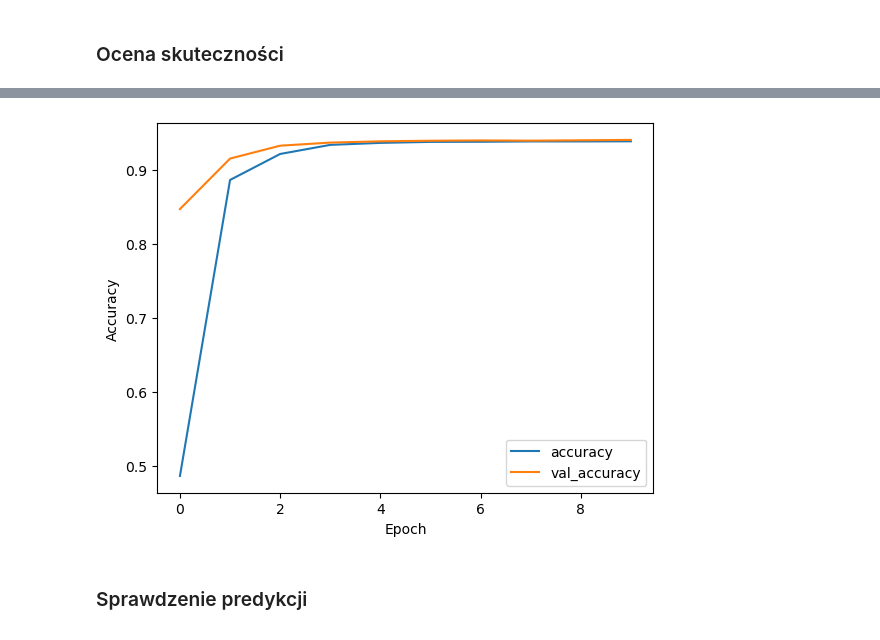
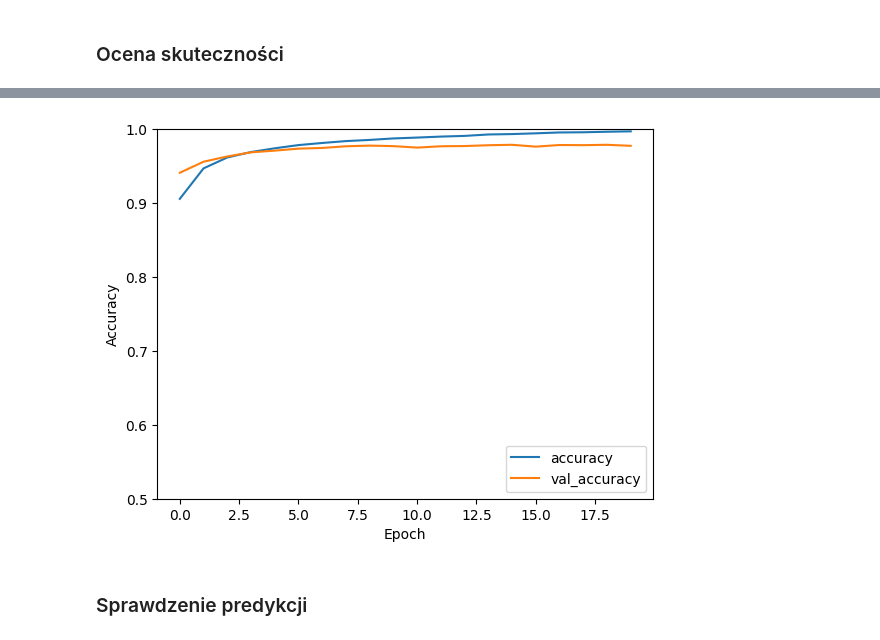
Before and after one commit to piotrsok2/cv-course, a Jupyter notebook: exercises/CNN.ipynb, the cells around one changed output, grey strips where cells are left out. Drawn from its saved outputs; the diff is of its cells as text; code cells hidden in the pictures.

```diff
--- a/exercises/CNN.ipynb
+++ b/exercises/CNN.ipynb
@@ -75,16 +76,16 @@ plt.show()
 # %%
 def simple_classifier(classifier = keras.Sequential([]), classifier_input = ()):
     classifier.add(keras.layers.Flatten(input_shape=classifier_input))
-    classifier.add(keras.layers.Dense(84, activation='sigmoid'))
+    classifier.add(keras.layers.Dense(84, activation='tanh'))
     classifier.add(keras.layers.Dense(10, activation='softmax'))
     return classifier
 
 def lenet_5(lenet = keras.Sequential([]), classifier_input = ()):
-    lenet.add(keras.layers.Conv2D(6, kernel_size=(5, 5), strides=1, padding='same', activation='sigmoid', input_shape=classifier_input))
+    lenet.add(keras.layers.Conv2D(6, kernel_size=(5, 5), strides=1, padding='same', activation='tanh', input_shape=classifier_input))
     lenet.add(keras.layers.AveragePooling2D(pool_size=2, strides = 2, padding ='valid'))
-    lenet.add(keras.layers.Conv2D(16, kernel_size=(5, 5), strides=1, padding='valid', activation='sigmoid'))
+    lenet.add(keras.layers.Conv2D(16, kernel_size=(5, 5), strides=1, padding='valid', activation='tanh'))
     lenet.add(keras.layers.AveragePooling2D(pool_size=2, strides = 2, padding ='valid'))
-    lenet.add(keras.layers.Conv2D(120, kernel_size=(5, 5), strides=1, padding='valid', activation='sigmoid'))
+    lenet.add(keras.layers.Conv2D(120, kernel_size=(5, 5), strides=1, padding='valid', activation='tanh'))
     simple_classifier(lenet)
     return lenet
 
@@ -114,24 +107,26 @@ Model: "sequential_31"
  Non-trainable params: 0 (0.00 B)
 # %%
-model.compile(optimizer='adam',
+model.compile(optimizer=keras.optimizers.SGD(learning_rate=0.1),
               loss=keras.losses.SparseCategoricalCrossentropy(),
               metrics=['accuracy'])
 
 def lr_schedule(epoch):
-    if epoch < 3 :
-        lr = 0.0005 #5e-4
-    elif epoch >= 3 and epoch <5:
-        lr = 0.00005 #5e-5
+    if epoch <= 2:
+        lr = 5e-4
+    elif epoch > 2 and epoch <= 5:
+        lr = 2e-4
+    elif epoch > 5 and epoch <= 9:
+        lr = 5e-5
     else:
-        lr = 0.00001 #1e-5
+        lr = 1e-5
     return lr
 
 lr_reducer = callbacks.LearningRateScheduler(lr_schedule)
 # %% [markdown]
 ## Trening
 # %%
-history = model.fit(train_images, train_labels, epochs=10,
+history = model.fit(train_images, train_labels, epochs=20,
                     validation_data=(test_images, test_labels),
-                    callbacks=[lr_reducer],
-                    batch_size=64)
+                    #callbacks=[lr_reducer],
+                    batch_size=32)
 # %% [output]
@@ -162,7 +154,7 @@ plt.plot(history.history['accuracy'], label='accuracy')
 plt.plot(history.history['val_accuracy'], label = 'val_accuracy')
 plt.xlabel('Epoch')
 plt.ylabel('Accuracy')
-#plt.ylim([0.5, 1])
+plt.ylim([0.5, 1])
 plt.legend(loc='lower right')
 
 test_loss, test_acc = model.evaluate(test_images,  test_labels, verbose=2)
@@ -175,4 +167,4 @@ Testowa skuteczność: 0.9399999976158142
-[figure, old version]
+[figure, new version]
 # %% [markdown]
 ### Sprawdzenie predykcji
 # %%
```
Also changed, not shown: parts of 9 cells of this notebook.
